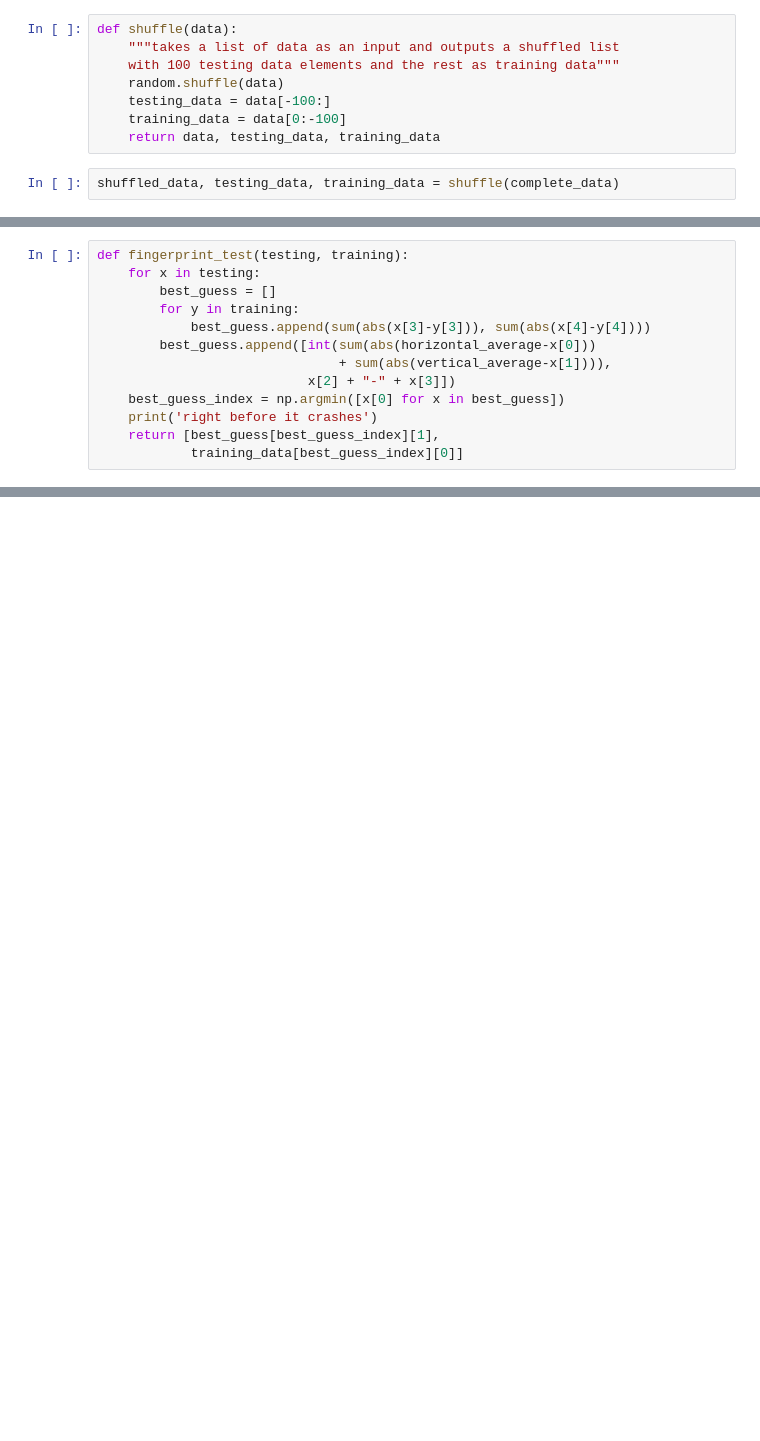
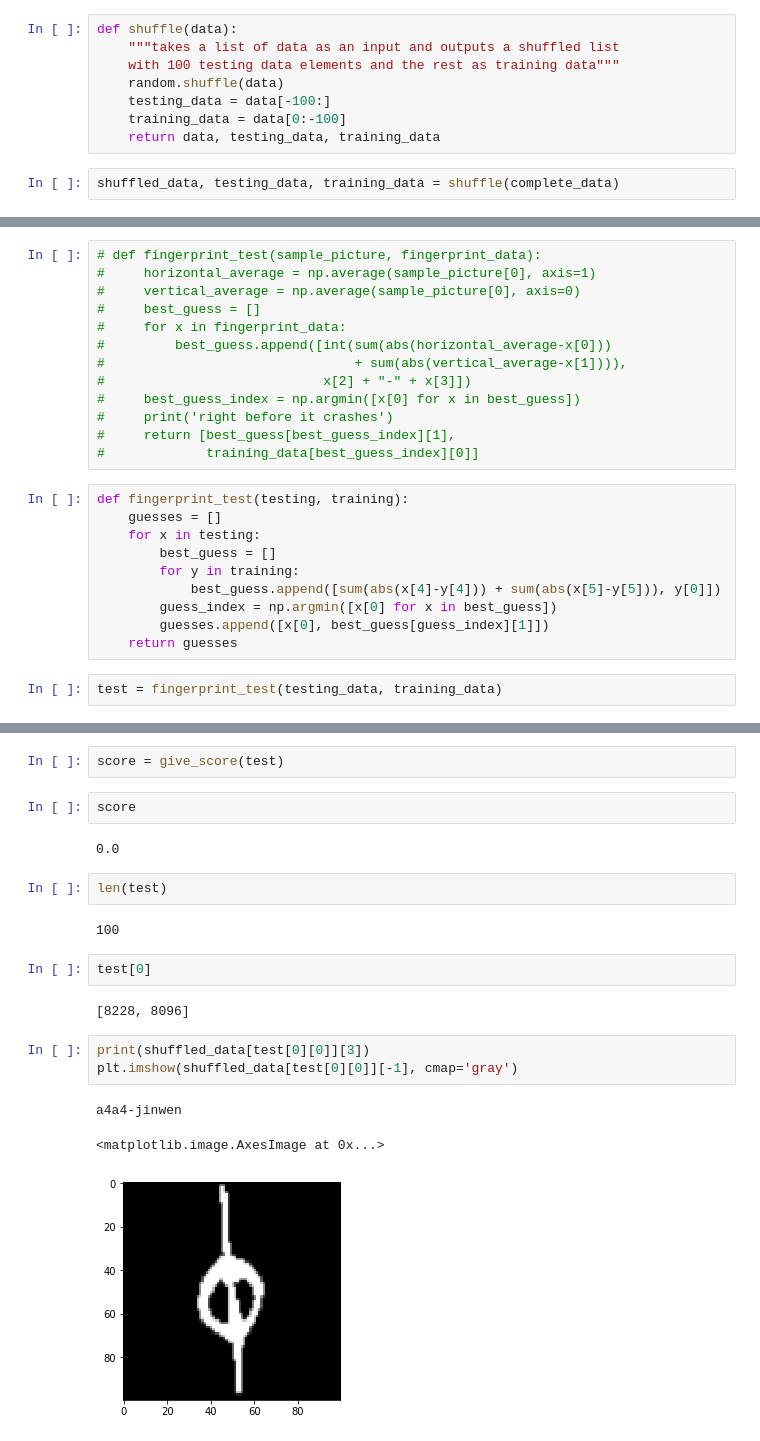
Before and after one commit to matthewgiem/chinese_characters, a Jupyter notebook: fresh_start.ipynb, the cells around one changed output, grey strips where cells are left out. Drawn from its saved outputs; the diff is of its cells as text; blank space fills up the shorter version.

```diff
--- a/fresh_start.ipynb
+++ b/fresh_start.ipynb
@@ -102,13 +114,25 @@ plt.imshow(shuffled_data[0][-1], cmap='gray')
 # %%
-def fingerprint_test(testing, training):
-    for x in testing:
-        best_guess = []
-        for y in training:
-            best_guess.append(sum(abs(x[3]-y[3])), sum(abs(x[4]-y[4])))
-        best_guess.append([int(sum(abs(horizontal_average-x[0]))
-                               + sum(abs(vertical_average-x[1]))),
-                           x[2] + "-" + x[3]])
-    best_guess_index = np.argmin([x[0] for x in best_guess])
-    print('right before it crashes')
-    return [best_guess[best_guess_index][1],
-            training_data[best_guess_index][0]]
+# def fingerprint_test(sample_picture, fingerprint_data):
+#     horizontal_average = np.average(sample_picture[0], axis=1)
+#     vertical_average = np.average(sample_picture[0], axis=0)
+#     best_guess = []
+#     for x in fingerprint_data:
+#         best_guess.append([int(sum(abs(horizontal_average-x[0]))
+#                                + sum(abs(vertical_average-x[1]))),
+#                            x[2] + "-" + x[3]])
+#     best_guess_index = np.argmin([x[0] for x in best_guess])
+#     print('right before it crashes')
+#     return [best_guess[best_guess_index][1],
+#             training_data[best_guess_index][0]]
+# %%
+def fingerprint_test(testing, training):
+    guesses = []
+    for x in testing:
+        best_guess = []
+        for y in training:
+            best_guess.append([sum(abs(x[4]-y[4])) + sum(abs(x[5]-y[5])), y[0]])
+        guess_index = np.argmin([x[0] for x in best_guess])
+        guesses.append([x[0], best_guess[guess_index][1]])
+    return guesses
+# %%
+test = fingerprint_test(testing_data, training_data)
@@ -114,0 +173,21 @@ def fingerprint_test(testing, training):
+# %%
+score = give_score(test)
+# %%
+score
+# %% [output]
+0.0
+# %%
+len(test)
+# %% [output]
+100
+# %%
+test[0]
+# %% [output]
+[8228, 8096]
+# %%
+print(shuffled_data[test[0][0]][3])
+plt.imshow(shuffled_data[test[0][0]][-1], cmap='gray')
+# %% [output]
+a4a4-jinwen
+<matplotlib.image.AxesImage at 0x...>
+[figure, added]
```
Also changed, not shown: parts of 11 cells of this notebook.
